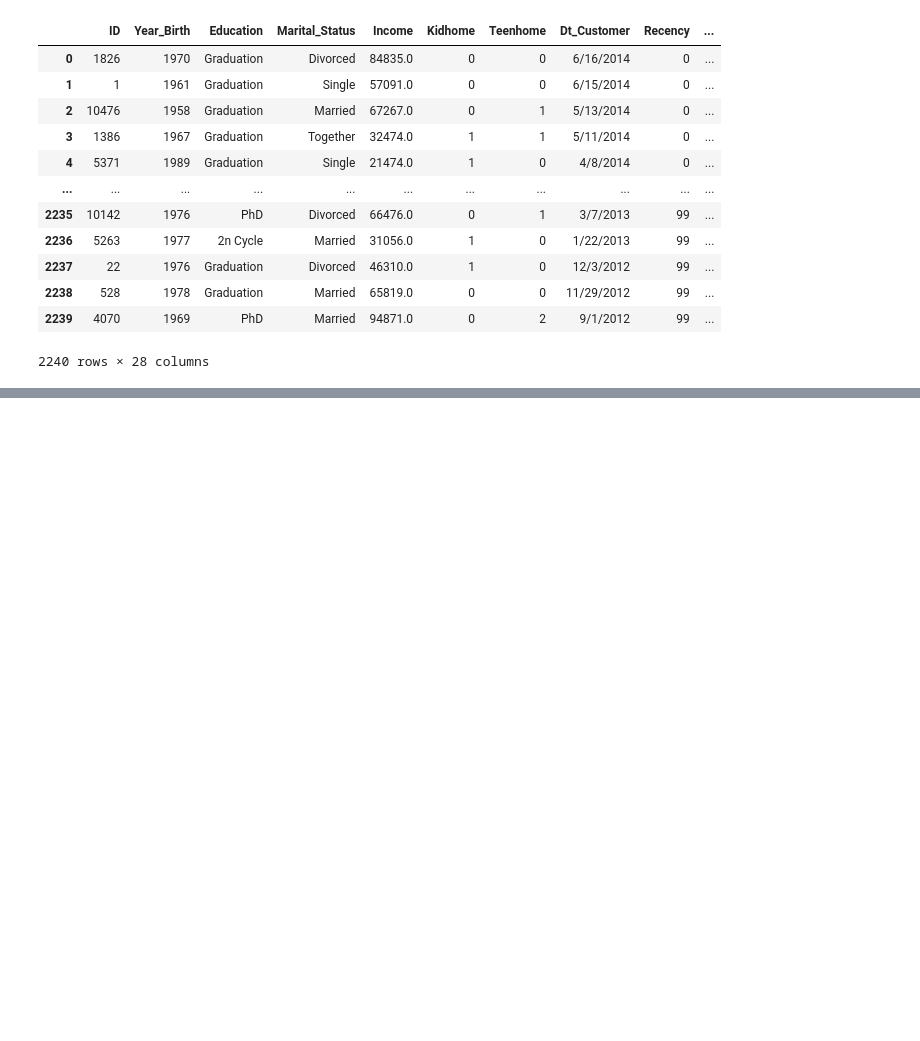
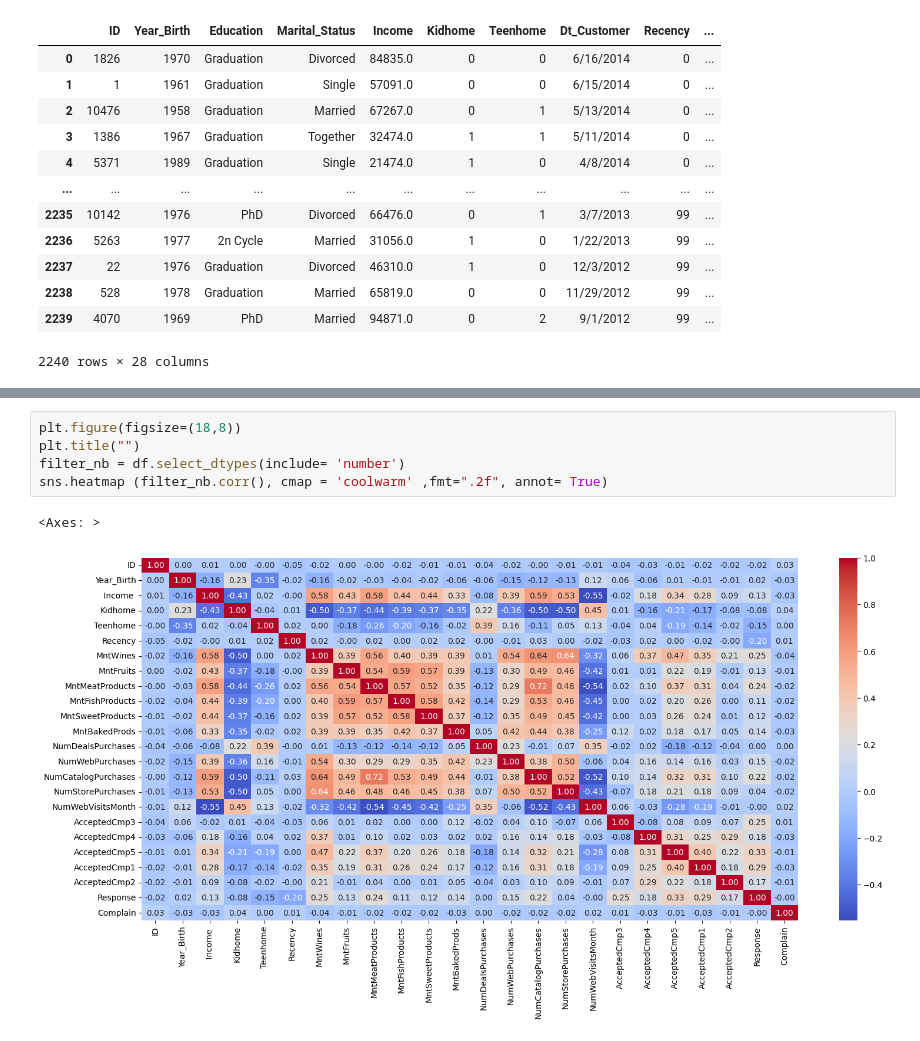
Before and after one commit to Oussama-33v/simplon-projects-BRIEF-9---Optimization-and-analysis-of-marketing-campaign-performance, a Jupyter notebook: statistics_tests.ipynb, the cells around one changed output, grey strips where cells are left out. Saved outputs shown, nothing was run; the diff lists cells and outputs as text; blank space fills up the shorter version.

```diff
--- a/statistics_tests.ipynb
+++ b/statistics_tests.ipynb
@@ -52,0 +59,8 @@ ValueError: setting an array element with a sequence. The requested array has an
+# %%
+plt.figure(figsize=(18,8))
+plt.title("")
+filter_nb = df.select_dtypes(include= 'number')
+sns.heatmap (filter_nb.corr(), cmap = 'coolwarm' ,fmt=".2f", annot= True)
+# %% [output]
+<Axes: >
+[figure, added]
```
Also changed, not shown: parts of 2 cells of this notebook, 3 other files.
